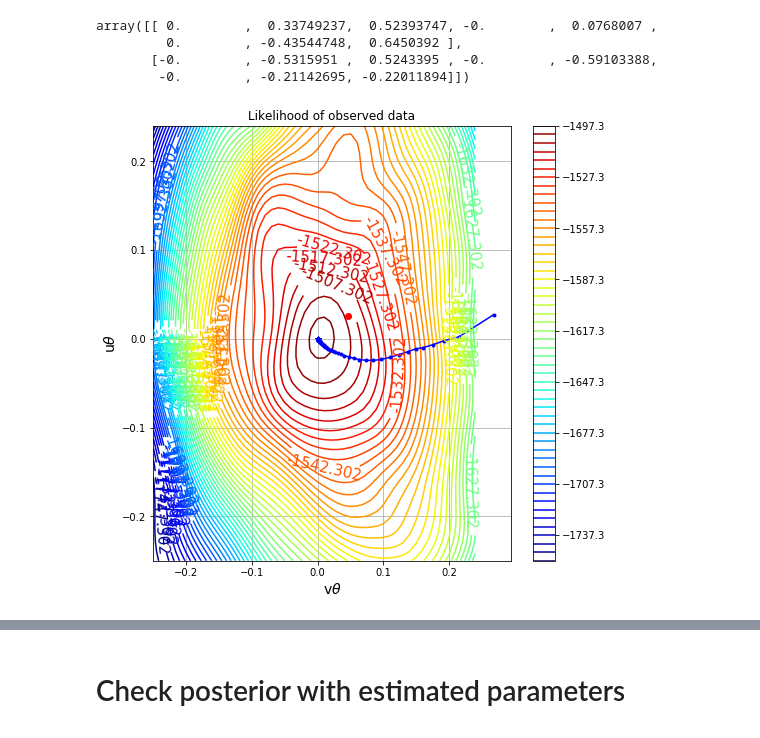
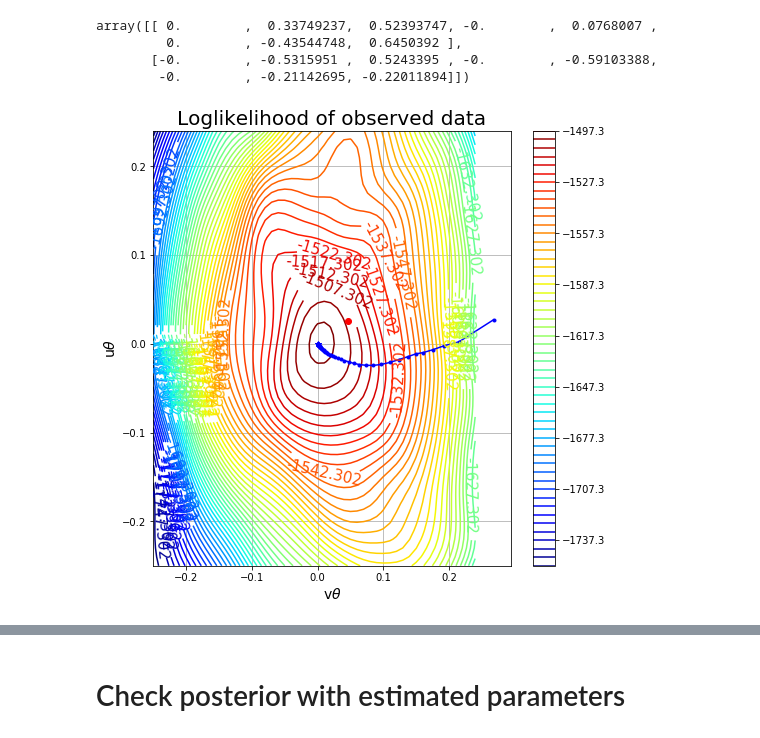
Before and after one commit to wenshuowang/inverse-POMDP, a Jupyter notebook: oneboxColor.ipynb, the cells around one changed output, grey strips where cells are left out. Cells and saved outputs as stored; diff of their text form; code cells hidden in the pictures.

```diff
--- a/oneboxColor.ipynb
+++ b/oneboxColor.ipynb
@@ -489,16 +489,16 @@ while count_E < NN1:
     # Start the gradient descent from the old parameters
     parameters_new = np.copy(parameters_old)
     complete_likelihood_new = complete_likelihood_old
-    likelihood = complete_likelihood_new + latent_entropy
+    log_likelihood = complete_likelihood_new + latent_entropy
 
     para_new_traj[count_E].append(parameters_new)
     log_likelihoods_com_new[count_E].append(complete_likelihood_new)
-    log_likelihoods_new[count_E].append(likelihood)
+    log_likelihoods_new[count_E].append(log_likelihood)
 
     print('\n M-step ')
     print(parameters_new)
     print(complete_likelihood_new)
-    print(likelihood)
+    print(log_likelihood)
 
     while True:
         #print(np.array(oneboxColder.dQauxdpara_sim(obs, parameters_new)))
@@ -527,15 +527,15 @@ while count_E < NN1:
             parameters_new = np.copy(para_temp)
 
             complete_likelihood_new = complete_likelihood_new_temp
-            likelihood = complete_likelihood_new + latent_entropy
+            log_likelihood = complete_likelihood_new + latent_entropy
 
             para_new_traj[count_E].append(parameters_new)
             log_likelihoods_com_new[count_E].append(complete_likelihood_new)
-            log_likelihoods_new[count_E].append(likelihood)
+            log_likelihoods_new[count_E].append(log_likelihood)
 
             print(parameters_new)
             print(complete_likelihood_new)
-            print(likelihood)
+            print(log_likelihood)
 
             count_M += 1
         else:
@@ -582,0 +607,15 @@ array([0.        , 0.39763288, 0.09625456, 1.        , 0.62414039,
+# %%
+onebox2 = oneboxColMDPder(discount, nq, nr, na, para2)
+ThA2 = onebox2.ThA
+softpolicy2 = onebox2.softpolicy
+TBo2 = onebox2.Trans_hybrid_obs
+OE_TS2 = onebox2.Obs_emis_trans
+pi = np.ones(nq) / nq
+Ncol2 = para2[5] - 1
+oneHMMCol2 = HMMoneboxCol(ThA2, softpolicy2, TBo2, OE_TS2, pi, Ncol2)
+
+## Calculate likelihood of observed and complete date, and entropy of the latent sequence
+complete_likelihood_old = oneHMMCol2.computeQaux(obs, ThA2, softpolicy2, TBo2)
+latent_entropy = oneHMMCol2.latent_entr(obs)
+log_likelihood = complete_likelihood_old + latent_entropy
+print(log_likelihood)
@@ -654,37 +705,37 @@ for i in range(N1):
         Qaux2[j, i] = oneColHMM.computeQaux(obs, ThA, policy, TBo)
         Qaux3[j, i] = oneColHMM.latent_entr(obs)
 # %%
-Likelihood = Qaux2 + Qaux3
+Loglikelihood = Qaux2 + Qaux3
 # %%
 from matplotlib import cm
 # %%
 # project the trajectories onto the plane
 point_2d = projectionMat.dot((point - point[-1]).T).T
 
 # true parameters projected onto the plane
 true_2d = projectionMat.dot(parameters - point[-1])
 
 fig_contour, ax = plt.subplots(figsize = (8,8))
 uValuemesh, vValuemesh = np.meshgrid(uValue, vValue)
-cs3 = plt.contour(uValuemesh, vValuemesh, Likelihood,
-                  np.arange(np.min(Likelihood), np.max(Likelihood), 5), cmap = cm.jet)
+cs3 = plt.contour(uValuemesh, vValuemesh, Loglikelihood,
+                  np.arange(np.min(Loglikelihood), np.max(Loglikelihood), 5), cmap = cm.jet)
 #cs3 = plt.contour(uValuemesh, vValuemesh, Likelihood,
 #                  np.arange(-13000, -3000, 50))
 #plt.xticks(np.arange(0, 1, 0.1))
 #plt.yticks(np.arange(0, 1, 0.1))
 plt.plot(point_2d[:, 0], point_2d[:, 1], marker='.', color = 'b')   # projected trajectories
 plt.plot(0, 0, marker='*', color = 'b')                             # final point
 plt.plot(true_2d[0], true_2d[1], marker='o', color = 'r')           # true
 
 
 ax.grid()
-ax.set_title('Likelihood of observed data')
+ax.set_title('Loglikelihood of observed data', fontsize = 20)
 # plt.xlabel(r'$u \mathbf{\theta}$', fontsize = 10)
 # plt.ylabel(r'$v \mathbf{\theta}$', fontsize = 10)
 plt.xlabel(r'v$\theta$', fontsize=14)
 plt.ylabel(r'u$\theta$',fontsize=14)
 plt.clabel(cs3, inline=1, fontsize=15)
 plt.colorbar()
 plt.show()
 # %% [output]
-[figure, old version]
+[figure, new version]
```
Also changed, not shown: parts of 30 cells of this notebook, 2 other files.
